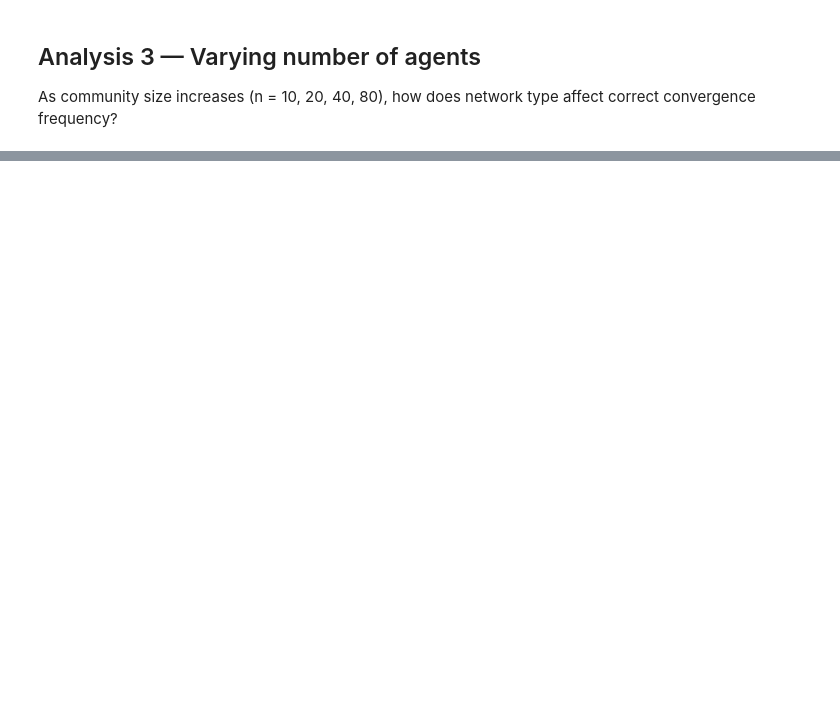
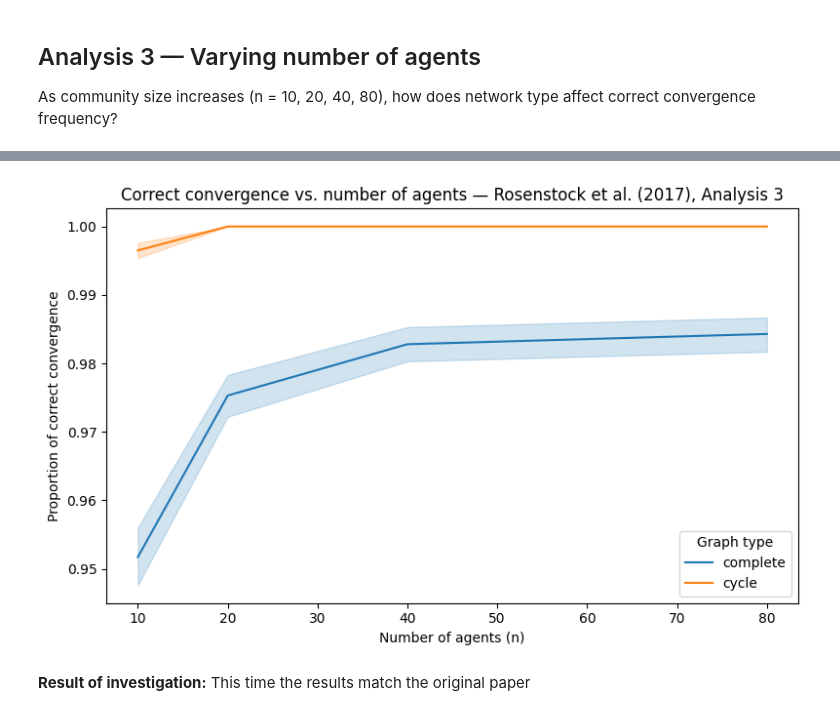
Before and after one commit to sprologuglie/Interactive-Epistemic-ABM-Zollman-Using-Mesa, a Jupyter notebook: replications/Rosenstock_et_al_replication.ipynb, the cells around one changed output, grey strips where cells are left out. Saved outputs shown, nothing was run; the diff lists cells and outputs as text; code cells hidden in the pictures; blank space fills up the shorter version.

Commit message:
Rosenstock et al. replication performed

```diff
--- a/replications/Rosenstock_et_al_replication.ipynb
+++ b/replications/Rosenstock_et_al_replication.ipynb
@@ -180,0 +212,16 @@ The replication [successfully / partially / does not] reproduce the main claims
+# %%
+df_3_b = pd.read_csv("results/Rosenstock_et_al_replication/increasing_n_agents_2.csv")
+fig, ax = plt.subplots(figsize=(8, 5))
+sns.lineplot(data=df_3_b, x="n", y="Correct Convergence",
+             hue="graph", ax=ax)
+ax.set_title("Correct convergence vs. number of agents — Rosenstock et al. (2017), Analysis 3")
+ax.set_xlabel("Number of agents (n)")
+ax.set_ylabel("Proportion of correct convergence")
+ax.legend(title="Graph type")
+plt.tight_layout()
+plt.savefig("results/Rosenstock_et_al_replication/increasing_n_agents_2")
+plt.show()
+# %% [output]
+[figure, added]
+# %% [markdown]
+**Result of investigation:** This time the results match the original paper
```
Also changed, not shown: parts of 20 cells of this notebook.
